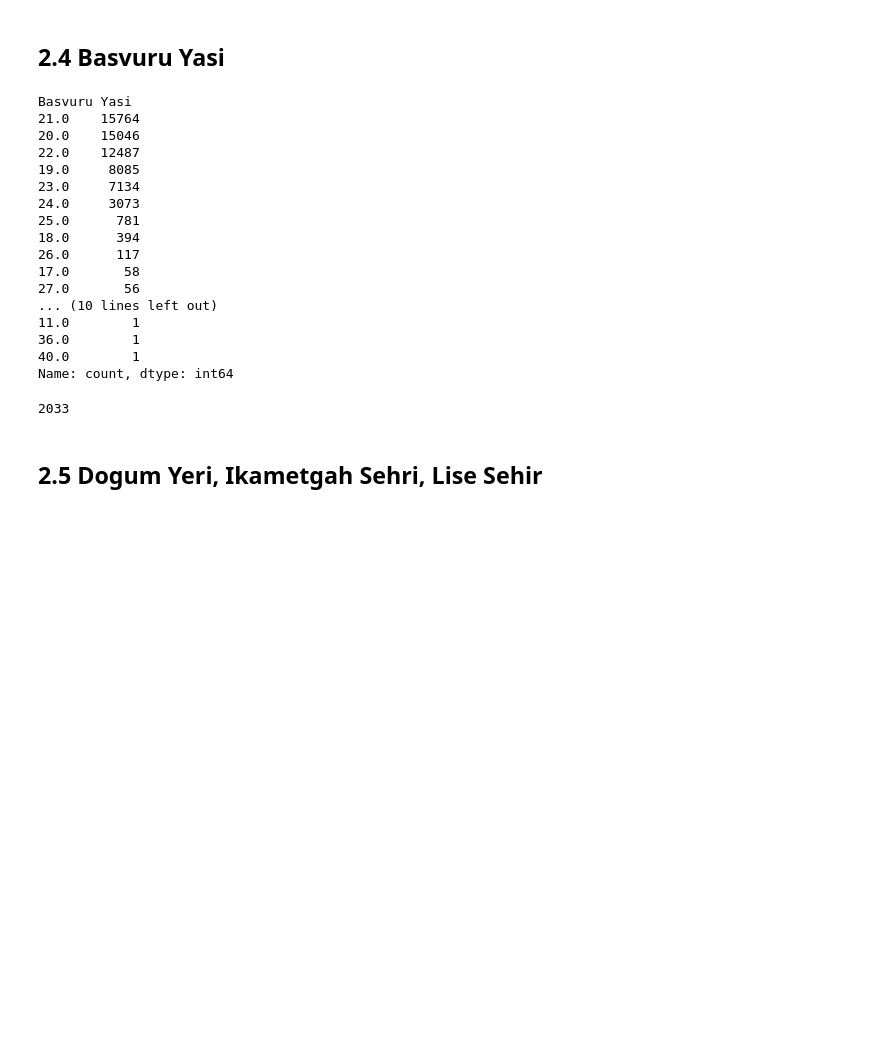
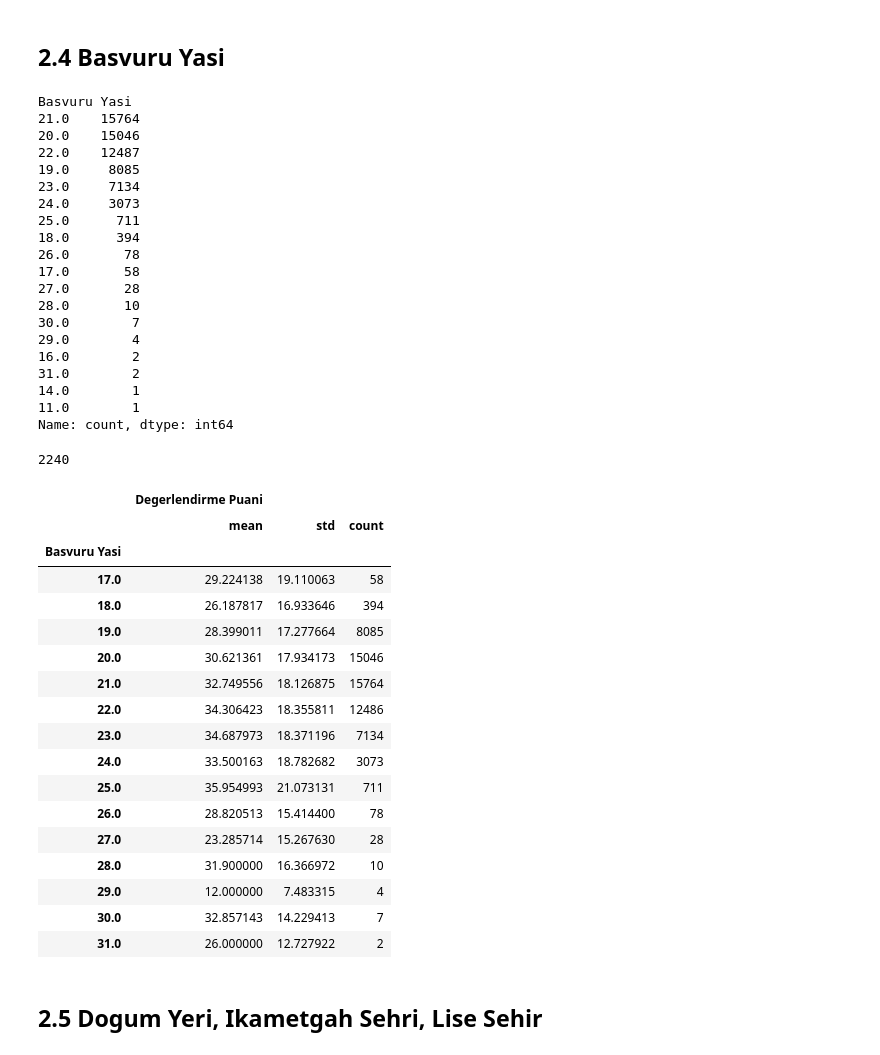
Before and after one commit to yusuferendolek/Datathon2024, a Jupyter notebook: datathon-reworked.ipynb, the cells around one changed output. Cells and saved outputs as stored; diff of their text form; code cells hidden in the pictures; blank space fills up the shorter version.

```diff
--- a/datathon-reworked.ipynb
+++ b/datathon-reworked.ipynb
@@ -270,6 +307,6 @@ Dogum Yili
 1981.0       1
 Name: count, dtype: int64
 # %%
-train['Dogum Yili'] = train['Dogum Yili'].apply(lambda x: np.nan if (x > 2005) | (x < 1980) else x)
+train['Dogum Yili'] = train['Dogum Yili'].apply(lambda x: np.nan if (x > 2005) | (x < 1990) else x)
 train['Dogum Yili'].isnull().sum()
 # %% [output]
@@ -307,20 +345,45 @@ Basvuru Yasi
 19.0     8085
 23.0     7134
 24.0     3073
-25.0      781
+25.0      711
 18.0      394
-26.0      117
+26.0       78
 17.0       58
-27.0       56
-... (10 lines left out)
+27.0       28
+28.0       10
+30.0        7
+29.0        4
+16.0        2
+31.0        2
+14.0        1
 11.0        1
-36.0        1
-40.0        1
 Name: count, dtype: int64
 # %%
 train['Basvuru Yasi'].isnull().sum()
 # %% [output]
-2033
+2240
+# %%
+train['Basvuru Yasi'] = train['Basvuru Yasi'].apply(lambda x: np.nan if (x < 17) else x)
+train.groupby("Basvuru Yasi").agg({"Degerlendirme Puani": ["mean", "std","count"]})
+# %% [output]
+|  | Degerlendirme Puani |  |  |
+|  | mean | std | count |
+| Basvuru Yasi |  |  |  |
+| 17.0 | 29.224138 | 19.110063 | 58 |
+| 18.0 | 26.187817 | 16.933646 | 394 |
+| 19.0 | 28.399011 | 17.277664 | 8085 |
+| 20.0 | 30.621361 | 17.934173 | 15046 |
+| 21.0 | 32.749556 | 18.126875 | 15764 |
+| 22.0 | 34.306423 | 18.355811 | 12486 |
+| 23.0 | 34.687973 | 18.371196 | 7134 |
+| 24.0 | 33.500163 | 18.782682 | 3073 |
+| 25.0 | 35.954993 | 21.073131 | 711 |
+| 26.0 | 28.820513 | 15.414400 | 78 |
+| 27.0 | 23.285714 | 15.267630 | 28 |
+| 28.0 | 31.900000 | 16.366972 | 10 |
+| 29.0 | 12.000000 | 7.483315 | 4 |
+| 30.0 | 32.857143 | 14.229413 | 7 |
+| 31.0 | 26.000000 | 12.727922 | 2 |
 # %% [markdown]
 ## 2.5 Dogum Yeri, Ikametgah Sehri, Lise Sehir
 # %%
```
Also changed, not shown: parts of 65 cells of this notebook.
